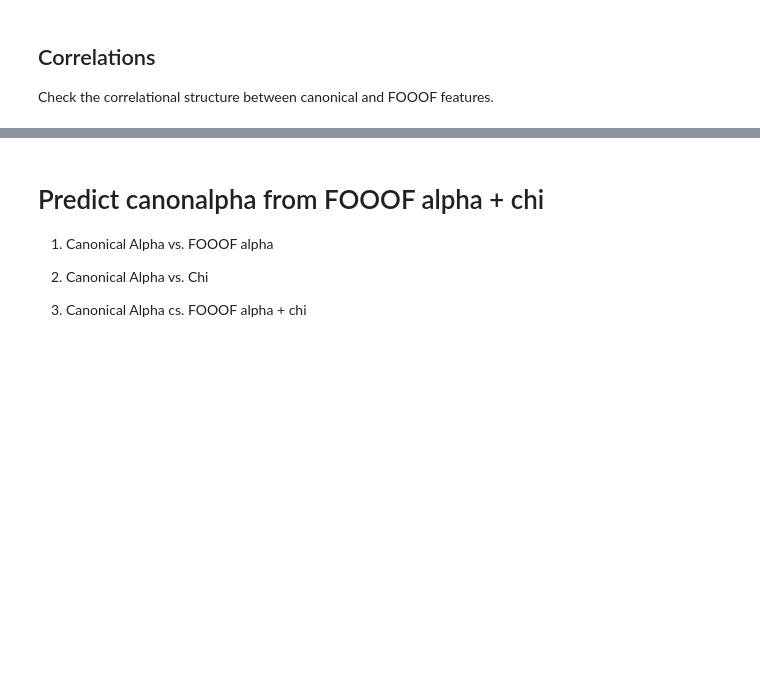
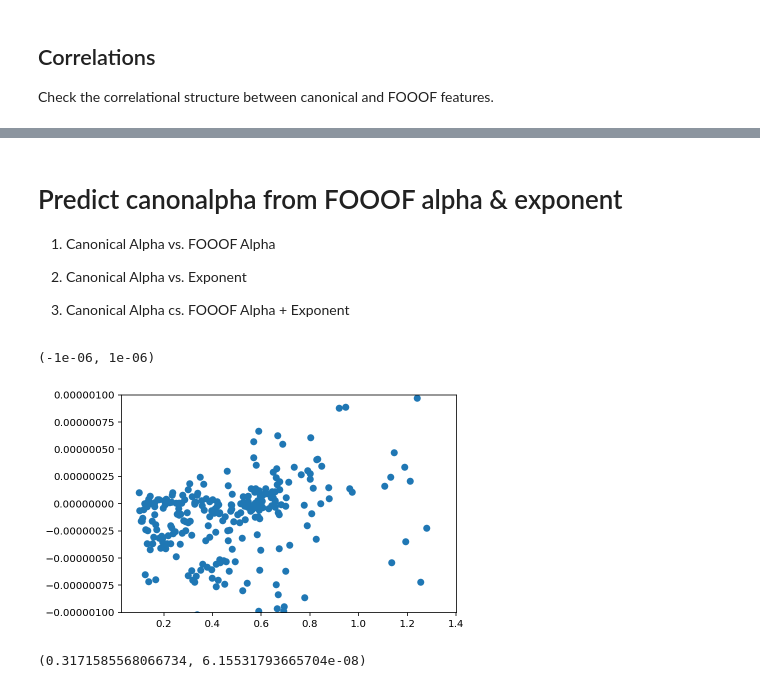
Before and after one commit to TomDonoghue/EEGparam, a Jupyter notebook: notebooks/GroupAnalysis-Task.ipynb, the cells around one changed output, grey strips where cells are left out. Drawn from its saved outputs; the diff is of its cells as text; code cells hidden in the pictures; blank space fills up the shorter version.

```diff
--- a/notebooks/GroupAnalysis-Task.ipynb
+++ b/notebooks/GroupAnalysis-Task.ipynb
@@ -922,15 +593,25 @@ for si, dd in zip(range(31), sum(np.isnan(all_alphas), 0).sum(1)):
 # %% [markdown]
-# Predict canonalpha from FOOOF alpha + chi
+# Predict canonalpha from FOOOF alpha & exponent
 
-1) Canonical Alpha vs. FOOOF alpha
+1) Canonical Alpha vs. FOOOF Alpha
 
-2) Canonical Alpha vs. Chi
+2) Canonical Alpha vs. Exponent
 
-3) Canonical Alpha cs. FOOOF alpha + chi
+3) Canonical Alpha cs. FOOOF Alpha + Exponent
 # %%
 from sklearn import preprocessing
 # %%
 can_scaled = preprocessing.scale(canalpha.flatten())
 alf_scaled = preprocessing.scale(all_alphas.flatten())
 exp_scaled = preprocessing.scale(all_exps.flatten())
+# %%
+plt.scatter(all_alphas.flatten(), canalpha.flatten())
+plt.ylim([-0.0000010, 0.0000010])
+# %% [output]
+(-1e-06, 1e-06)
+[figure, added]
+# %%
+print(pearsonr(all_alphas.flatten(), canalpha.flatten()))
+# %% [output]
+(0.3171585568066734, 6.15531793665704e-08)
 # %%
```
Also changed, not shown: parts of 140 cells of this notebook, 5 other files.
